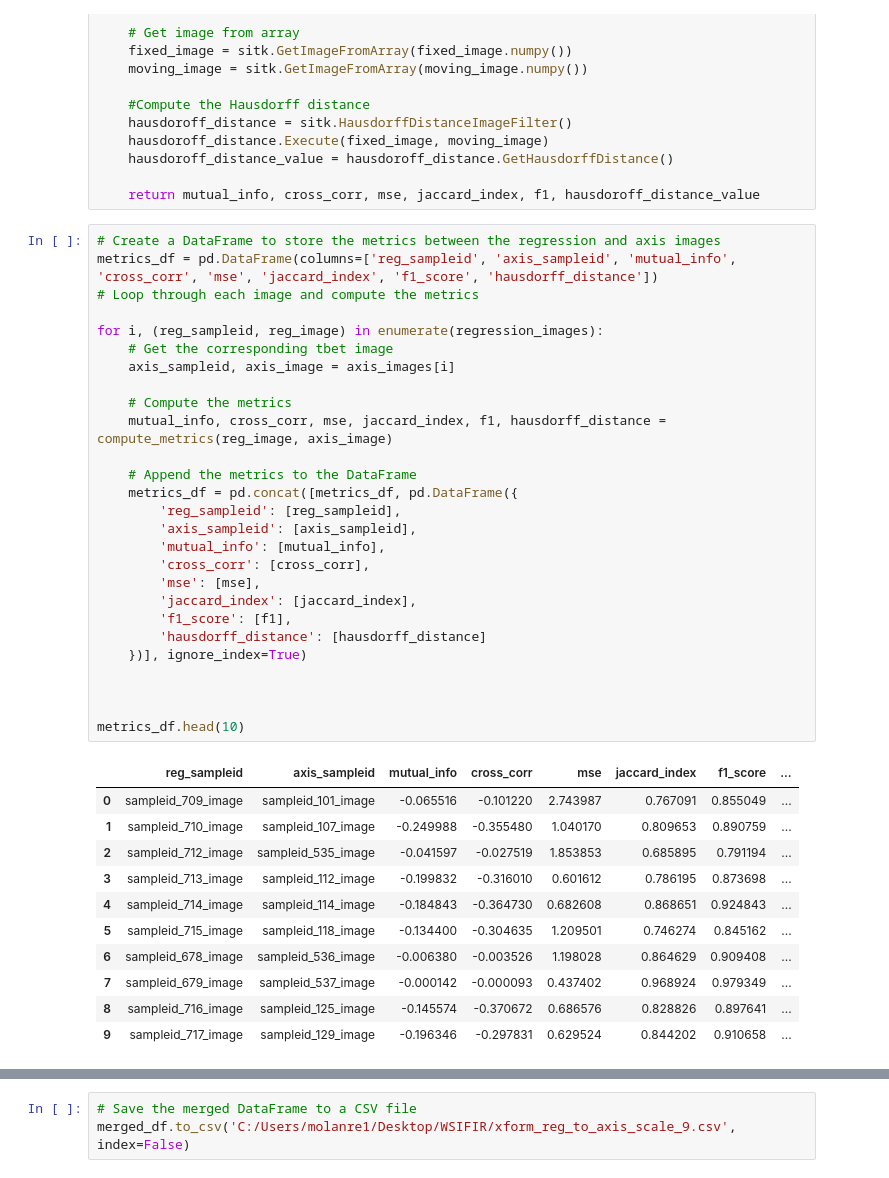
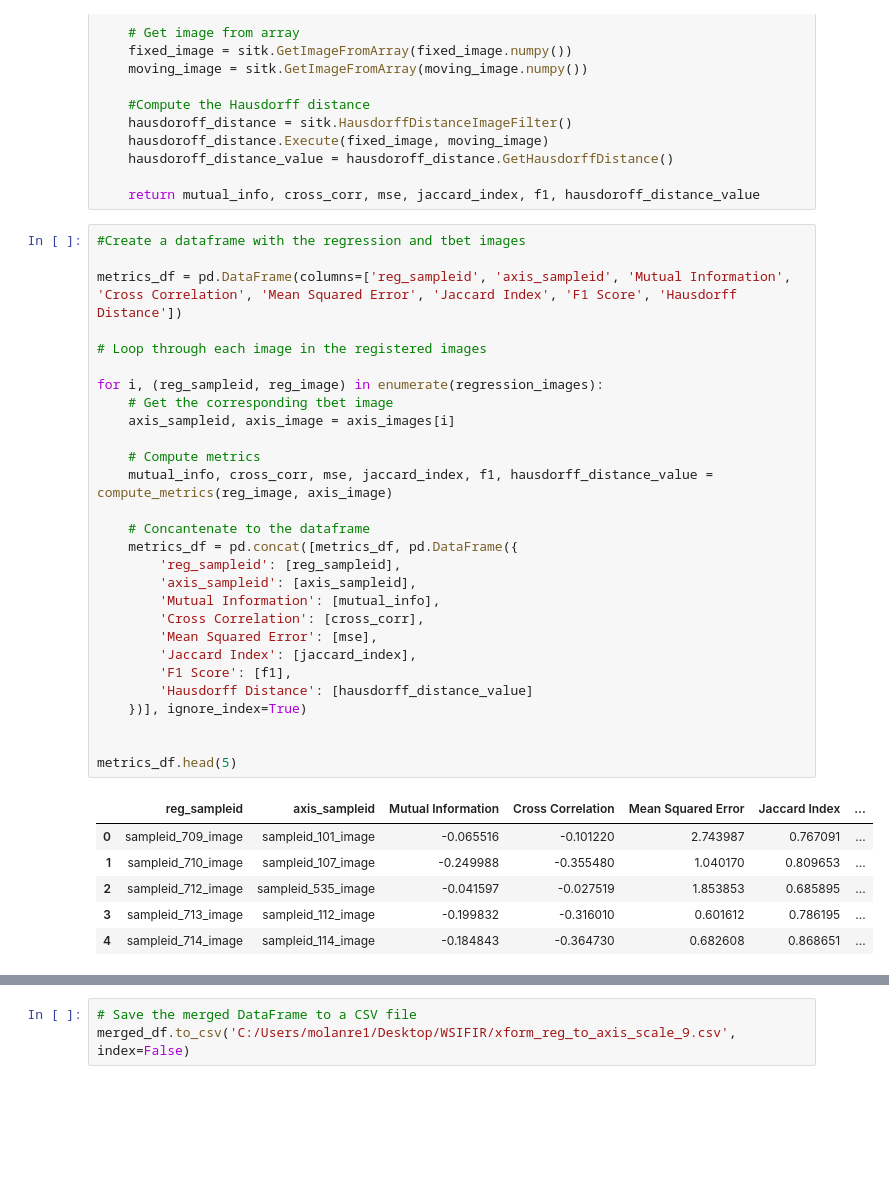
Before and after one commit to Olamiknight/WSIFIR, a Jupyter notebook: Axis_Reg_Registration.ipynb, the cells around one changed output, grey strips where cells are left out. Drawn from its saved outputs; the diff is of its cells as text; blank space fills up the shorter version.

```diff
--- a/Axis_Reg_Registration.ipynb
+++ b/Axis_Reg_Registration.ipynb
@@ -459,41 +459,37 @@ def compute_metrics(fixed_image, moving_image):
 
     return mutual_info, cross_corr, mse, jaccard_index, f1, hausdoroff_distance_value
 # %%
-# Create a DataFrame to store the metrics between the regression and axis images
-metrics_df = pd.DataFrame(columns=['reg_sampleid', 'axis_sampleid', 'mutual_info', 'cross_corr', 'mse', 'jaccard_index', 'f1_score', 'hausdorff_distance'])
-# Loop through each image and compute the metrics
+#Create a dataframe with the regression and tbet images
+
+metrics_df = pd.DataFrame(columns=['reg_sampleid', 'axis_sampleid', 'Mutual Information', 'Cross Correlation', 'Mean Squared Error', 'Jaccard Index', 'F1 Score', 'Hausdorff Distance'])
+
+# Loop through each image in the registered images
 
 for i, (reg_sampleid, reg_image) in enumerate(regression_images):
     # Get the corresponding tbet image
     axis_sampleid, axis_image = axis_images[i]
 
-    # Compute the metrics
-    mutual_info, cross_corr, mse, jaccard_index, f1, hausdorff_distance = compute_metrics(reg_image, axis_image)
+    # Compute metrics
+    mutual_info, cross_corr, mse, jaccard_index, f1, hausdorff_distance_value = compute_metrics(reg_image, axis_image)
 
-    # Append the metrics to the DataFrame
+    # Concantenate to the dataframe
     metrics_df = pd.concat([metrics_df, pd.DataFrame({
         'reg_sampleid': [reg_sampleid],
         'axis_sampleid': [axis_sampleid],
-        'mutual_info': [mutual_info],
-        'cross_corr': [cross_corr],
-        'mse': [mse],
-        'jaccard_index': [jaccard_index],
-        'f1_score': [f1],
-        'hausdorff_distance': [hausdorff_distance]
+        'Mutual Information': [mutual_info],
+        'Cross Correlation': [cross_corr],
+        'Mean Squared Error': [mse],
+        'Jaccard Index': [jaccard_index],
+        'F1 Score': [f1],
+        'Hausdorff Distance': [hausdorff_distance_value]
     })], ignore_index=True)
 
 
-
-metrics_df.head(10)
+metrics_df.head(5)
 # %% [output]
-|  | reg_sampleid | axis_sampleid | mutual_info | cross_corr | mse | jaccard_index | f1_score | ... |
-| 0 | sampleid_709_image | sampleid_101_image | -0.065516 | -0.101220 | 2.743987 | 0.767091 | 0.855049 | ... |
-| 1 | sampleid_710_image | sampleid_107_image | -0.249988 | -0.355480 | 1.040170 | 0.809653 | 0.890759 | ... |
-| 2 | sampleid_712_image | sampleid_535_image | -0.041597 | -0.027519 | 1.853853 | 0.685895 | 0.791194 | ... |
-| 3 | sampleid_713_image | sampleid_112_image | -0.199832 | -0.316010 | 0.601612 | 0.786195 | 0.873698 | ... |
-| 4 | sampleid_714_image | sampleid_114_image | -0.184843 | -0.364730 | 0.682608 | 0.868651 | 0.924843 | ... |
-| 5 | sampleid_715_image | sampleid_118_image | -0.134400 | -0.304635 | 1.209501 | 0.746274 | 0.845162 | ... |
-| 6 | sampleid_678_image | sampleid_536_image | -0.006380 | -0.003526 | 1.198028 | 0.864629 | 0.909408 | ... |
-| 7 | sampleid_679_image | sampleid_537_image | -0.000142 | -0.000093 | 0.437402 | 0.968924 | 0.979349 | ... |
-| 8 | sampleid_716_image | sampleid_125_image | -0.145574 | -0.370672 | 0.686576 | 0.828826 | 0.897641 | ... |
-| 9 | sampleid_717_image | sampleid_129_image | -0.196346 | -0.297831 | 0.629524 | 0.844202 | 0.910658 | ... |
+|  | reg_sampleid | axis_sampleid | Mutual Information | Cross Correlation | Mean Squared Error | Jaccard Index | ... |
+| 0 | sampleid_709_image | sampleid_101_image | -0.065516 | -0.101220 | 2.743987 | 0.767091 | ... |
+| 1 | sampleid_710_image | sampleid_107_image | -0.249988 | -0.355480 | 1.040170 | 0.809653 | ... |
+| 2 | sampleid_712_image | sampleid_535_image | -0.041597 | -0.027519 | 1.853853 | 0.685895 | ... |
+| 3 | sampleid_713_image | sampleid_112_image | -0.199832 | -0.316010 | 0.601612 | 0.786195 | ... |
+| 4 | sampleid_714_image | sampleid_114_image | -0.184843 | -0.364730 | 0.682608 | 0.868651 | ... |
```
Also changed, not shown: parts of 13 cells of this notebook, 1 other file.
